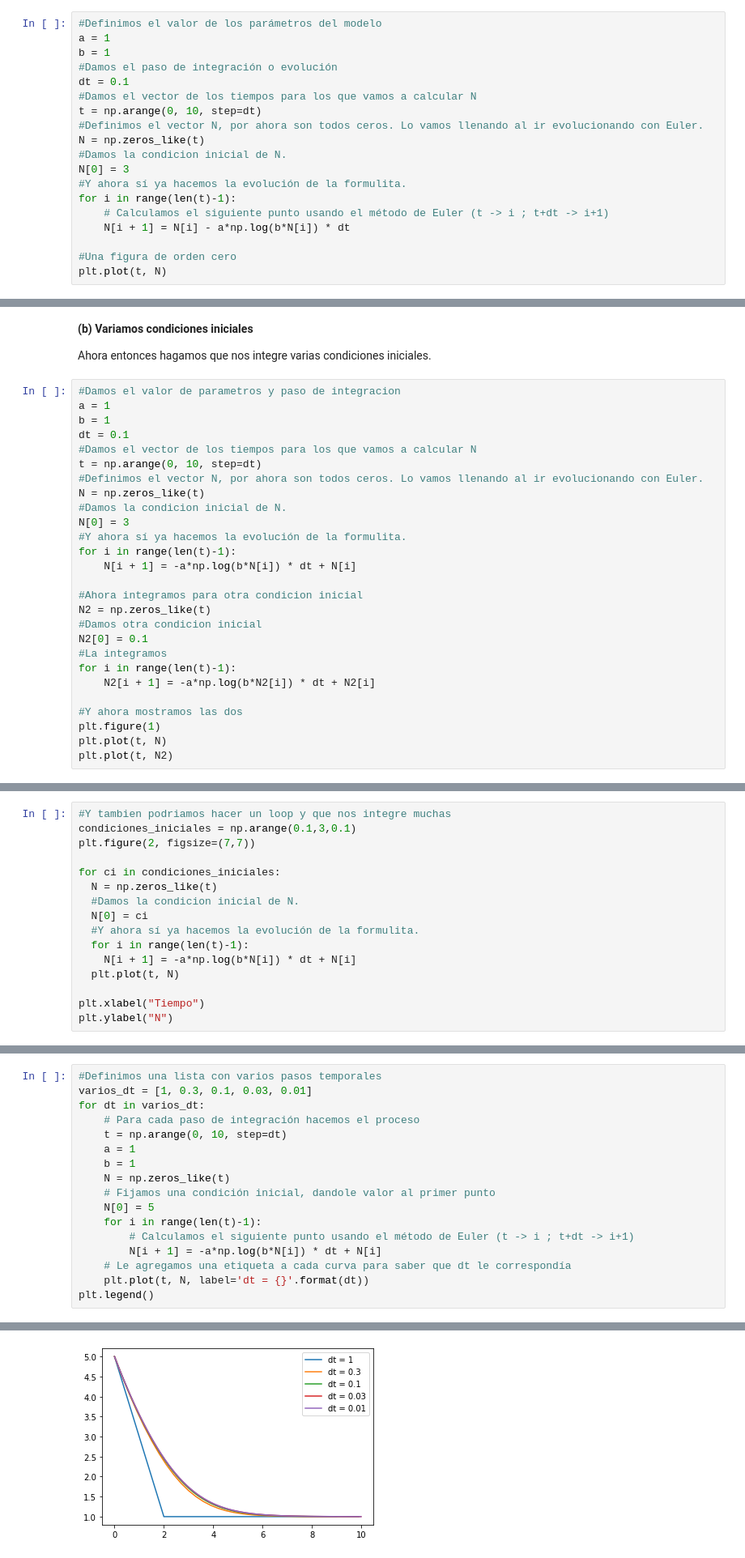
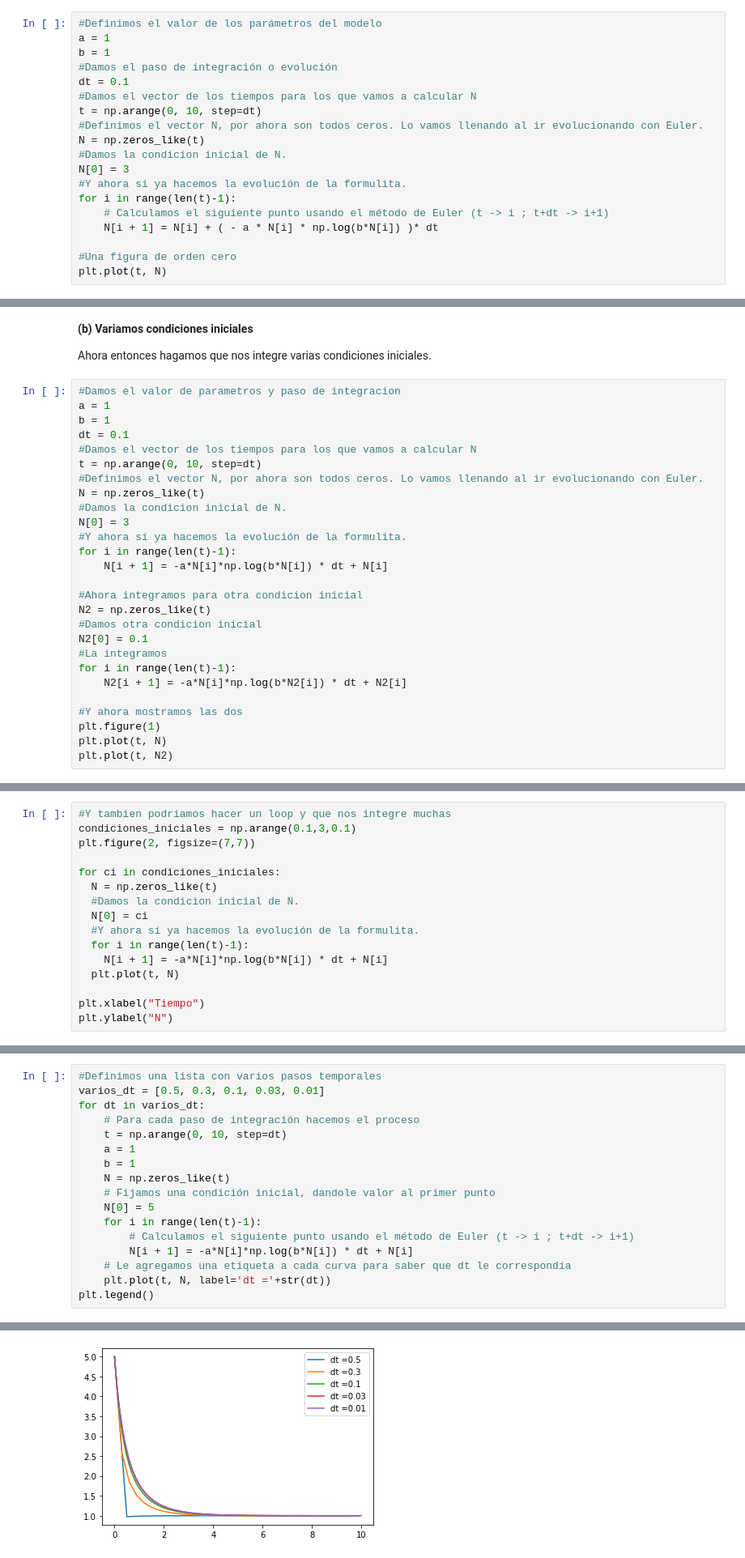
Before and after one commit to jfdoppler/DNL-1c2020, a Jupyter notebook: DNL_1C2020_integracion_1.ipynb, the cells around one changed output, grey strips where cells are left out. Shown at 81% size. Saved outputs shown, nothing was run; the diff lists cells and outputs as text.

```diff
--- a/DNL_1C2020_integracion_1.ipynb
+++ b/DNL_1C2020_integracion_1.ipynb
@@ -65,7 +65,7 @@ N[0] = 3
 #Y ahora sí ya hacemos la evolución de la formulita.
 for i in range(len(t)-1):
     # Calculamos el siguiente punto usando el método de Euler (t -> i ; t+dt -> i+1)
-    N[i + 1] = N[i] - a*np.log(b*N[i]) * dt
+    N[i + 1] = N[i] + ( - a * N[i] * np.log(b*N[i]) )* dt
 
 #Una figura de orden cero
 plt.plot(t, N)
@@ -104,7 +104,7 @@ N = np.zeros_like(t)
 N[0] = 3
 #Y ahora sí ya hacemos la evolución de la formulita.
 for i in range(len(t)-1):
-    N[i + 1] = -a*np.log(b*N[i]) * dt + N[i]
+    N[i + 1] = -a*N[i]*np.log(b*N[i]) * dt + N[i]
 
 #Ahora integramos para otra condicion inicial
 N2 = np.zeros_like(t)
@@ -112,7 +112,7 @@ N2 = np.zeros_like(t)
 N2[0] = 0.1
 #La integramos
 for i in range(len(t)-1):
-    N2[i + 1] = -a*np.log(b*N2[i]) * dt + N2[i]
+    N2[i + 1] = -a*N[i]*np.log(b*N2[i]) * dt + N2[i]
 
 #Y ahora mostramos las dos
 plt.figure(1)
@@ -132,7 +132,7 @@ for ci in condiciones_iniciales:
   N[0] = ci
   #Y ahora sí ya hacemos la evolución de la formulita.
   for i in range(len(t)-1):
-    N[i + 1] = -a*np.log(b*N[i]) * dt + N[i]
+    N[i + 1] = -a*N[i]*np.log(b*N[i]) * dt + N[i]
   plt.plot(t, N)
 
 plt.xlabel("Tiempo")
@@ -147,24 +147,24 @@ En general, si uno usa Euler tiene que calibrar con cuidado el paso temporal, pa
 Una forma de hacer esto es hacer la integración para pasos temporales sucesivamente menores, hasta notar (con algún criterio) que la integración no cambia al refinar el paso temporal.
 # %%
 #Definimos una lista con varios pasos temporales
-varios_dt = [1, 0.3, 0.1, 0.03, 0.01]
+varios_dt = [0.5, 0.3, 0.1, 0.03, 0.01]
 for dt in varios_dt:
     # Para cada paso de integración hacemos el proceso
     t = np.arange(0, 10, step=dt)
     a = 1
     b = 1
     N = np.zeros_like(t)
     # Fijamos una condición inicial, dandole valor al primer punto
     N[0] = 5
     for i in range(len(t)-1):
         # Calculamos el siguiente punto usando el método de Euler (t -> i ; t+dt -> i+1)
-        N[i + 1] = -a*np.log(b*N[i]) * dt + N[i]
+        N[i + 1] = -a*N[i]*np.log(b*N[i]) * dt + N[i]
     # Le agregamos una etiqueta a cada curva para saber que dt le correspondía
-    plt.plot(t, N, label='dt = {}'.format(dt))
+    plt.plot(t, N, label='dt ='+str(dt))
 plt.legend()
 # %% [output]
 <matplotlib.legend.Legend at 0x...>
-[figure, old version]
+[figure, new version]
 # %% [markdown]
 **Ejercicios sugeridos:**
 
```
Also changed, not shown: parts of 4 cells of this notebook.
